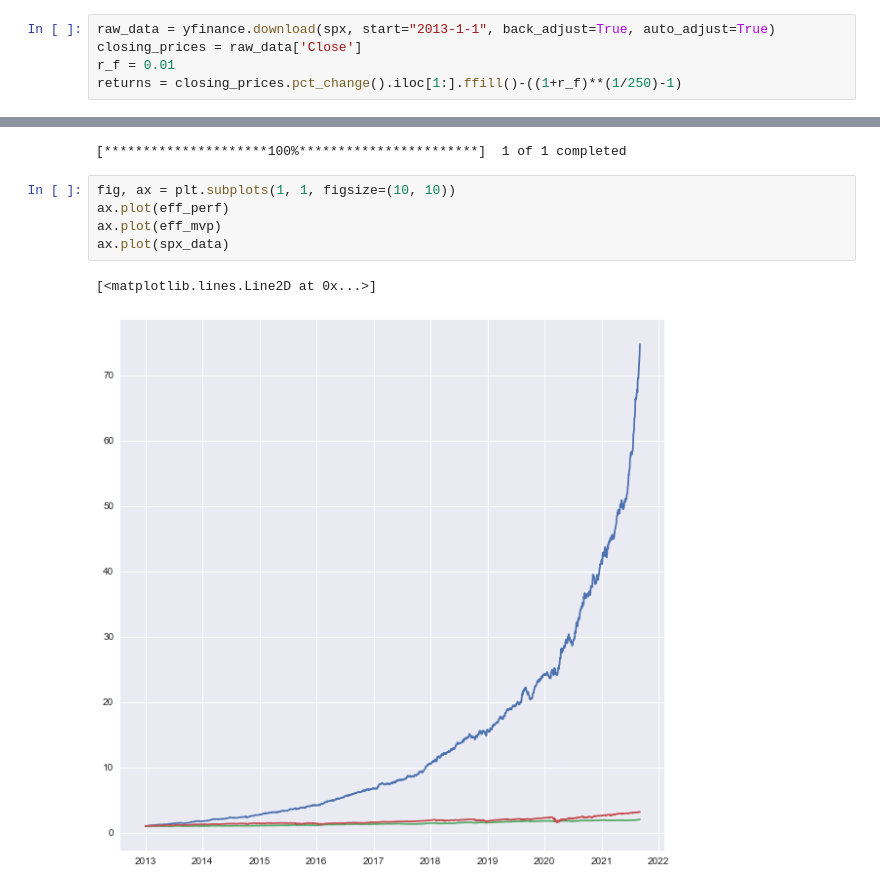
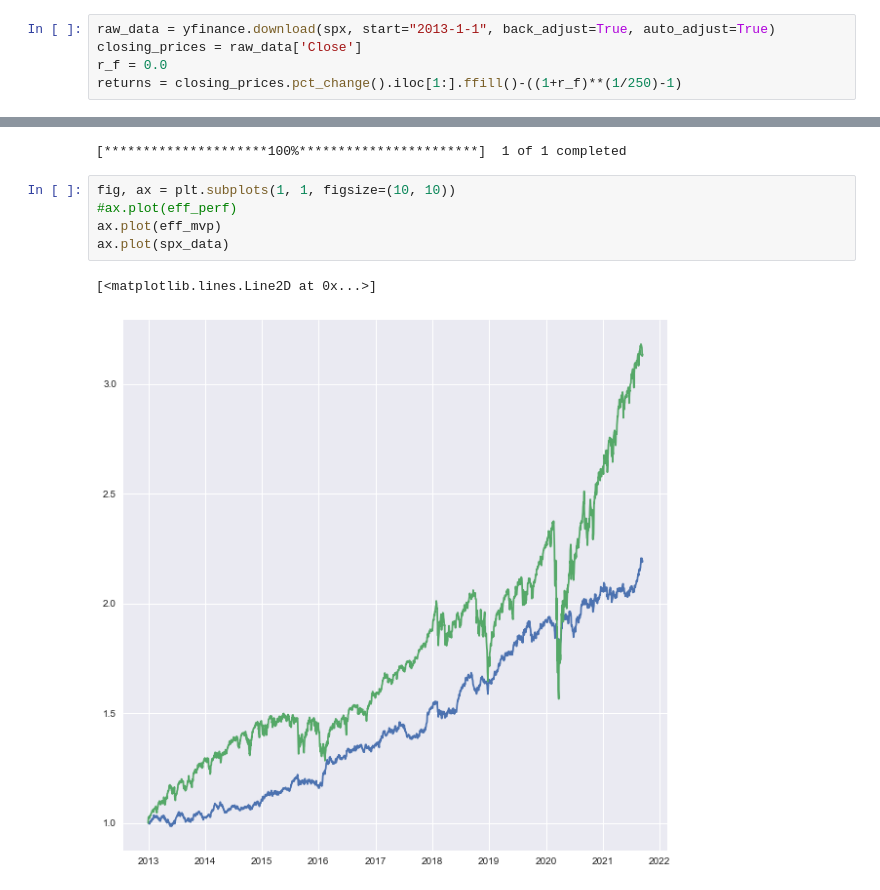
Before and after one commit to neriksen/thesis, a Jupyter notebook: efficient_frontier/efficient_frontier.ipynb, the cells around one changed output, grey strips where cells are left out. Cells and saved outputs as stored; diff of their text form.

```diff
--- a/efficient_frontier/efficient_frontier.ipynb
+++ b/efficient_frontier/efficient_frontier.ipynb
@@ -19,7 +19,7 @@ spx = pd.read_csv('../data/spx.csv').stack().tolist()
 # %%
 raw_data = yfinance.download(spx, start="2013-1-1", back_adjust=True, auto_adjust=True)
 closing_prices = raw_data['Close']
-r_f = 0.01
+r_f = 0.0
 returns = closing_prices.pct_change().iloc[1:].ffill()-((1+r_f)**(1/250)-1)
 # %% [output]
 [*********************100%***********************]  504 of 504 completed
@@ -115,9 +146,9 @@ spx_data = spx_data/spx_data.iloc[0]
 [*********************100%***********************]  1 of 1 completed
 # %%
 fig, ax = plt.subplots(1, 1, figsize=(10, 10))
-ax.plot(eff_perf)
+#ax.plot(eff_perf)
 ax.plot(eff_mvp)
 ax.plot(spx_data)
 # %% [output]
 [<matplotlib.lines.Line2D at 0x...>]
-[figure, old version]
+[figure, new version]
```
Also changed, not shown: parts of 10 cells of this notebook, 10 other files.
